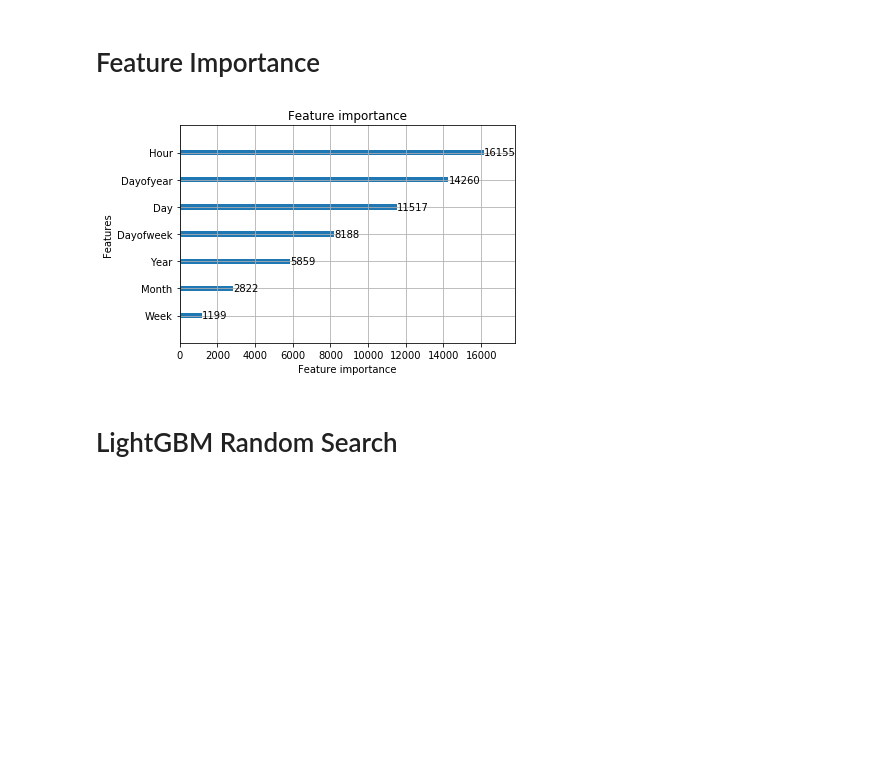
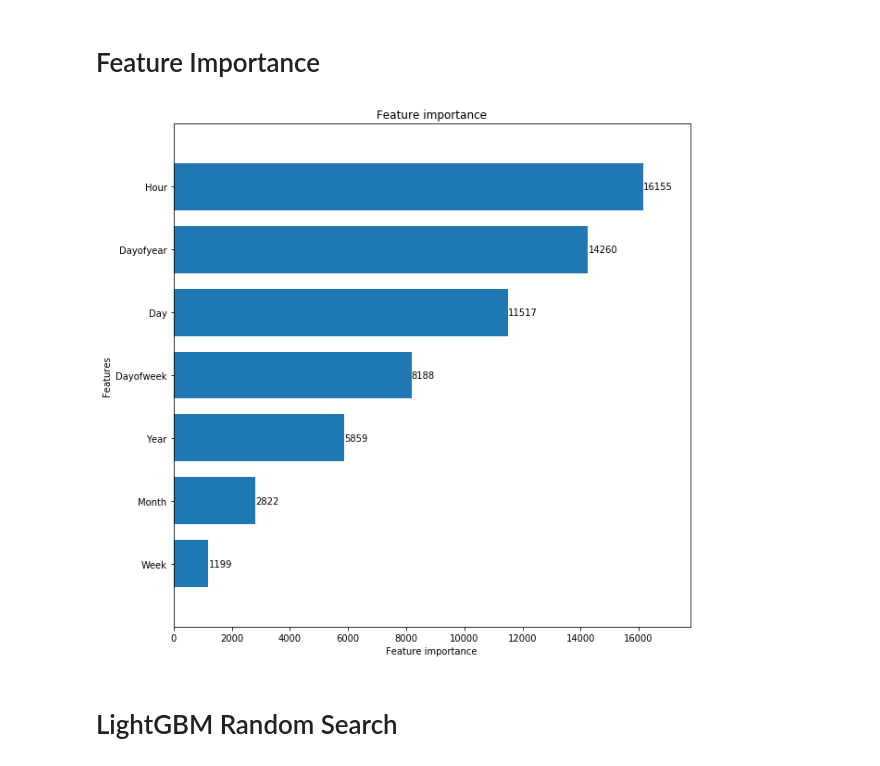
Before and after one commit to evan-freeman/data-science, a Jupyter notebook: Time Series Datahack.ipynb, the cells around one changed output. Cells and saved outputs as stored; diff of their text form; code cells hidden in the pictures; blank space fills up the shorter version.

```diff
--- a/Time Series Datahack.ipynb
+++ b/Time Series Datahack.ipynb
@@ -343,10 +363,10 @@ Nice! Got 138 on website
 # %% [markdown]
 # Feature Importance
 # %%
-lgb.plot_importance(model)
+lgb.plot_importance(model, height = .75, figsize = (10, 10), grid = False)
 plt.show()
 # %% [output]
-[figure, old version]
+[figure, new version]
 # %% [markdown]
 # LightGBM Random Search
 # %%
```
Also changed, not shown: parts of 14 cells of this notebook, 2 other files.
